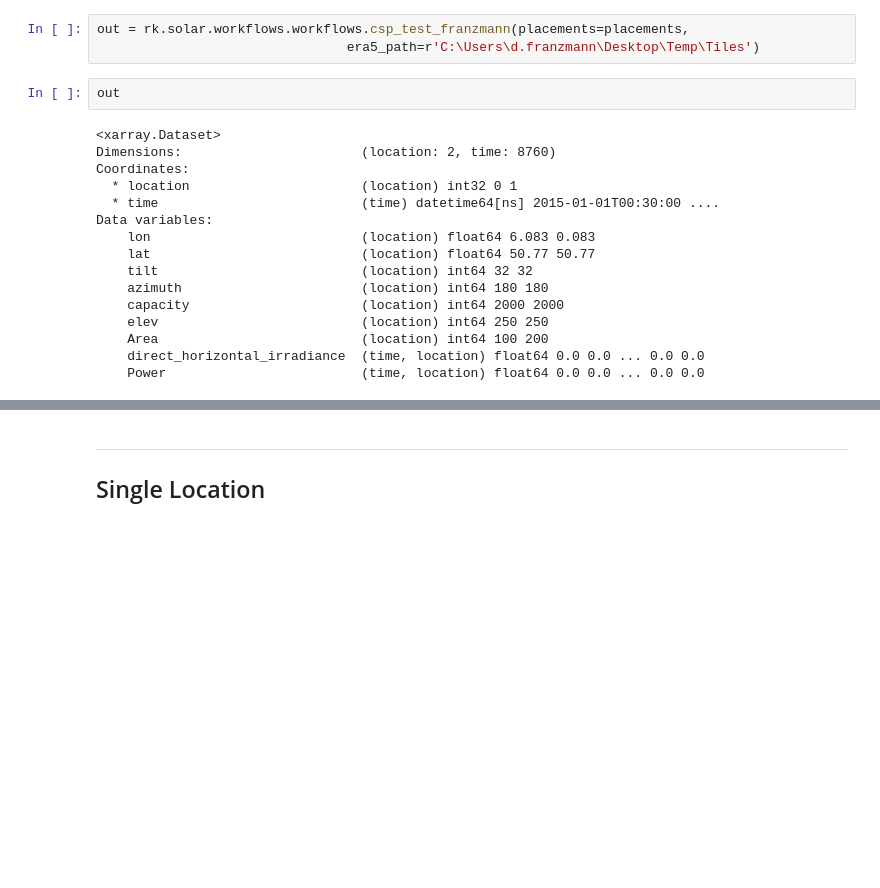
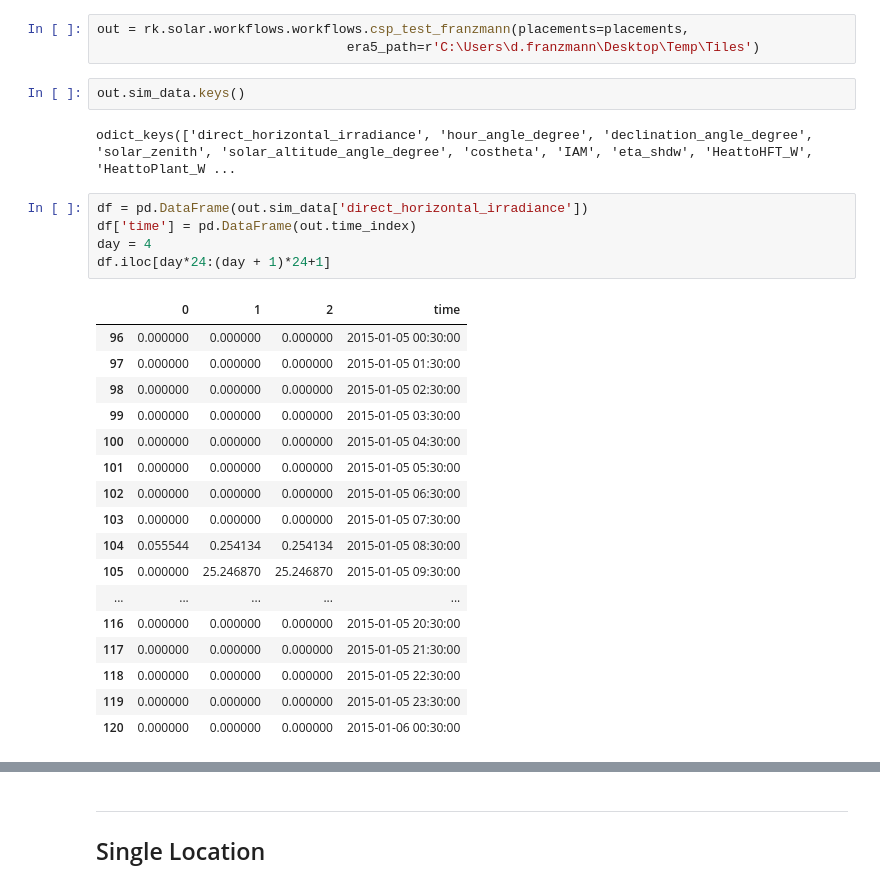
Before and after one commit to FZJ-IEK3-VSA/RESKit, a Jupyter notebook: examples/5.01-Solar-CSP.ipynb, the cells around one changed output, grey strips where cells are left out. Saved outputs shown, nothing was run; the diff lists cells and outputs as text; blank space fills up the shorter version.

```diff
--- a/examples/5.01-Solar-CSP.ipynb
+++ b/examples/5.01-Solar-CSP.ipynb
@@ -35,20 +46,29 @@ placements
 out = rk.solar.workflows.workflows.csp_test_franzmann(placements=placements,
                                 era5_path=r'C:\Users\d.franzmann\Desktop\Temp\Tiles')
 # %%
-out
+out.sim_data.keys()
 # %% [output]
-<xarray.Dataset>
-Dimensions:                       (location: 2, time: 8760)
-Coordinates:
-  * location                      (location) int32 0 1
-  * time                          (time) datetime64[ns] 2015-01-01T00:30:00 ....
-Data variables:
-    lon                           (location) float64 6.083 0.083
-    lat                           (location) float64 50.77 50.77
-    tilt                          (location) int64 32 32
-    azimuth                       (location) int64 180 180
-    capacity                      (location) int64 2000 2000
-    elev                          (location) int64 250 250
-    Area                          (location) int64 100 200
-    direct_horizontal_irradiance  (time, location) float64 0.0 0.0 ... 0.0 0.0
-    Power                         (time, location) float64 0.0 0.0 ... 0.0 0.0
+odict_keys(['direct_horizontal_irradiance', 'hour_angle_degree', 'declination_angle_degree', 'solar_zenith', 'solar_altitude_angle_degree', 'costheta', 'IAM', 'eta_shdw', 'HeattoHFT_W', 'HeattoPlant_W ...
+# %%
+df = pd.DataFrame(out.sim_data['direct_horizontal_irradiance'])
+df['time'] = pd.DataFrame(out.time_index)
+day = 4
+df.iloc[day*24:(day + 1)*24+1]
+# %% [output]
+|  | 0 | 1 | 2 | time |
+| 96 | 0.000000 | 0.000000 | 0.000000 | 2015-01-05 00:30:00 |
+| 97 | 0.000000 | 0.000000 | 0.000000 | 2015-01-05 01:30:00 |
+| 98 | 0.000000 | 0.000000 | 0.000000 | 2015-01-05 02:30:00 |
+| 99 | 0.000000 | 0.000000 | 0.000000 | 2015-01-05 03:30:00 |
+| 100 | 0.000000 | 0.000000 | 0.000000 | 2015-01-05 04:30:00 |
+| 101 | 0.000000 | 0.000000 | 0.000000 | 2015-01-05 05:30:00 |
+| 102 | 0.000000 | 0.000000 | 0.000000 | 2015-01-05 06:30:00 |
+| 103 | 0.000000 | 0.000000 | 0.000000 | 2015-01-05 07:30:00 |
+| 104 | 0.055544 | 0.254134 | 0.254134 | 2015-01-05 08:30:00 |
+| 105 | 0.000000 | 25.246870 | 25.246870 | 2015-01-05 09:30:00 |
+| ... | ... | ... | ... | ... |
+| 116 | 0.000000 | 0.000000 | 0.000000 | 2015-01-05 20:30:00 |
+| 117 | 0.000000 | 0.000000 | 0.000000 | 2015-01-05 21:30:00 |
+| 118 | 0.000000 | 0.000000 | 0.000000 | 2015-01-05 22:30:00 |
+| 119 | 0.000000 | 0.000000 | 0.000000 | 2015-01-05 23:30:00 |
+| 120 | 0.000000 | 0.000000 | 0.000000 | 2015-01-06 00:30:00 |
```
Also changed, not shown: parts of 14 cells of this notebook, 5 other files.
